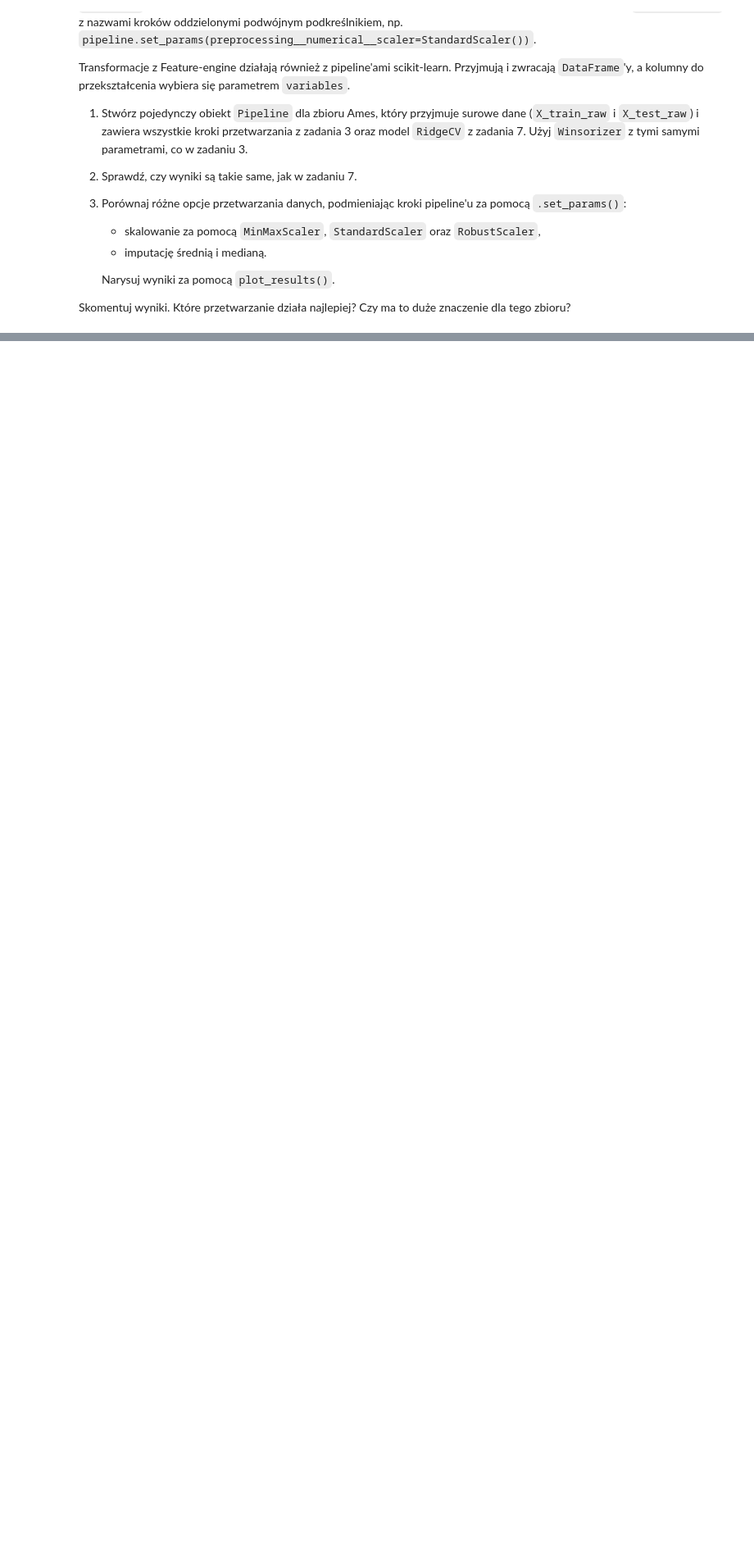
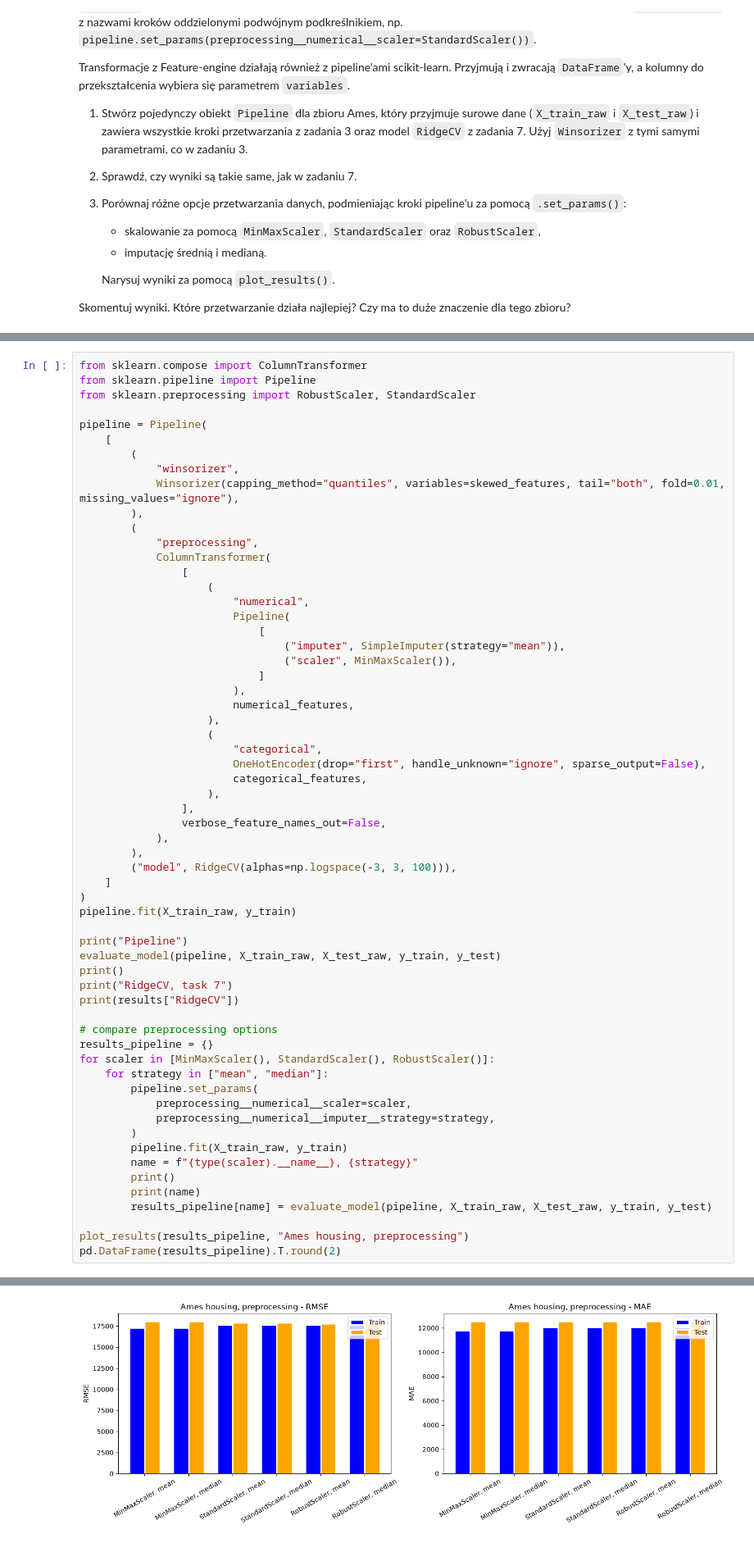
Before and after one commit to SzymonIwaniuk/fundamentals-of-artificial-intelligence, a Jupyter notebook: lab1/lab_1.ipynb, the cells around one changed output, grey strips where cells are left out. Shown at 82% size. Drawn from its saved outputs; the diff is of its cells as text; blank space fills up the shorter version.

```diff
--- a/lab1/lab_1.ipynb
+++ b/lab1/lab_1.ipynb
@@ -1300,0 +1754,62 @@ Skomentuj wyniki. Które przetwarzanie działa najlepiej? Czy ma to duże znacze
+# %%
+from sklearn.compose import ColumnTransformer
+from sklearn.pipeline import Pipeline
+from sklearn.preprocessing import RobustScaler, StandardScaler
+
+pipeline = Pipeline(
+    [
+        (
+            "winsorizer",
+            Winsorizer(capping_method="quantiles", variables=skewed_features, tail="both", fold=0.01, missing_values="ignore"),
+        ),
+        (
+            "preprocessing",
+            ColumnTransformer(
+                [
+                    (
+                        "numerical",
+                        Pipeline(
+                            [
+                                ("imputer", SimpleImputer(strategy="mean")),
+                                ("scaler", MinMaxScaler()),
+                            ]
+                        ),
+                        numerical_features,
+                    ),
+                    (
+                        "categorical",
+                        OneHotEncoder(drop="first", handle_unknown="ignore", sparse_output=False),
+                        categorical_features,
+                    ),
+                ],
+                verbose_feature_names_out=False,
+            ),
+        ),
+        ("model", RidgeCV(alphas=np.logspace(-3, 3, 100))),
+    ]
+)
+pipeline.fit(X_train_raw, y_train)
+
+print("Pipeline")
+evaluate_model(pipeline, X_train_raw, X_test_raw, y_train, y_test)
+print()
+print("RidgeCV, task 7")
+print(results["RidgeCV"])
+
+# compare preprocessing options
+results_pipeline = {}
+for scaler in [MinMaxScaler(), StandardScaler(), RobustScaler()]:
+    for strategy in ["mean", "median"]:
+        pipeline.set_params(
+            preprocessing__numerical__scaler=scaler,
+            preprocessing__numerical__imputer__strategy=strategy,
+        )
+        pipeline.fit(X_train_raw, y_train)
+        name = f"{type(scaler).__name__}, {strategy}"
+        print()
+        print(name)
+        results_pipeline[name] = evaluate_model(pipeline, X_train_raw, X_test_raw, y_train, y_test)
+
+plot_results(results_pipeline, "Ames housing, preprocessing")
+pd.DataFrame(results_pipeline).T.round(2)
+# %% [output]
@@ -1300,0 +1857 @@ Skomentuj wyniki. Które przetwarzanie działa najlepiej? Czy ma to duże znacze
+[figure, added]
```
Also changed, not shown: parts of 46 cells of this notebook.
